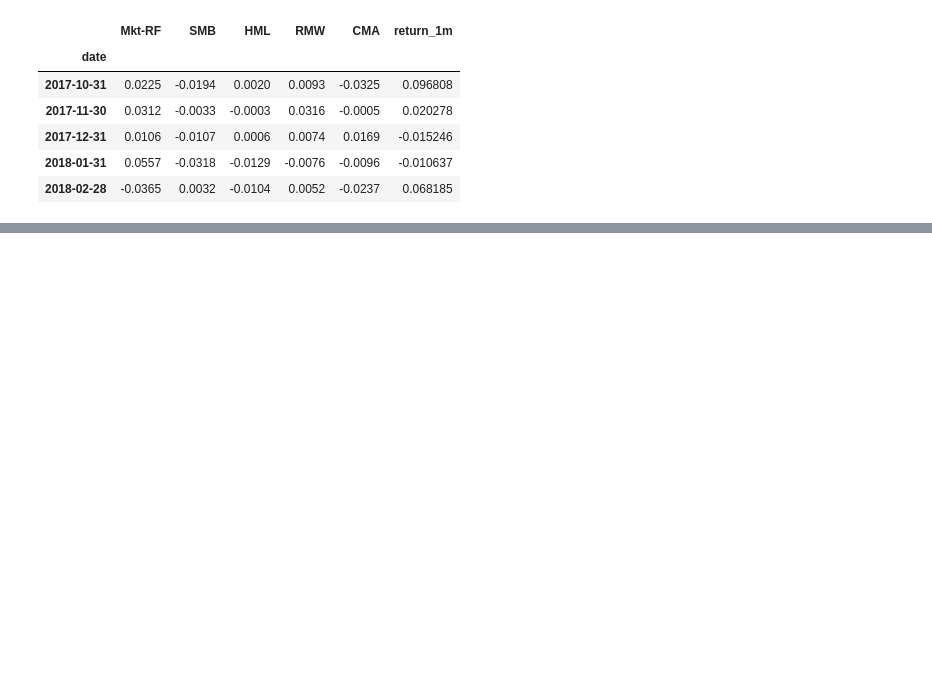
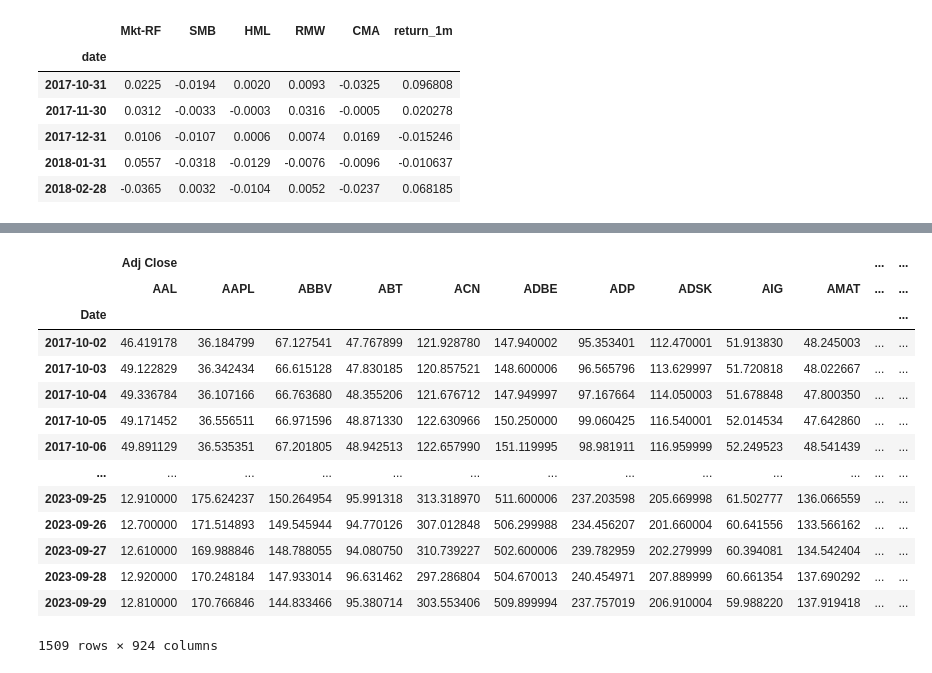
Before and after one commit to liudoong/Finance, a Jupyter notebook: Algo_ML.ipynb, the cells around one changed output, grey strips where cells are left out. Cells and saved outputs as stored; diff of their text form; code cells hidden in the pictures; blank space fills up the shorter version.

```diff
--- a/Algo_ML.ipynb
+++ b/Algo_ML.ipynb
@@ -409,0 +448,4 @@ factors = []
+# %%
+# we found we do not need the "adj close", so we can drop it
+
+data = data.drop('adj close', axis=1)
@@ -409,0 +465,12 @@ factors = []
+# %%
+#generate our own initial centroids for clustering, check sklearn help doc.
+
+#this is to pre-define centroids for each cluster
+
+target_rsi_values = [30, 45, 55, 70]
+
+initial_centroids = np.zeros((len(target_rsi_values), 18))
+
+initial_centroids[:, 6] = target_rsi_values
+
+initial_centroids
@@ -409,0 +643,9 @@ factors = []
+# %%
+stocks = data.index.get_level_values('ticker').unique().tolist()
+
+new_df = yf.download(tickers=stocks,
+                     start = data.index.get_level_values('date').unique()[0] - pd.DateOffset(months=1),
+                     end = data.index.get_level_values('date').unique()[-1])
+
+data.index.get_level_values('date').unique()[0] - pd.DateOffset(months=1)
+data.index.get_level_values('date').unique()[-1]
@@ -409,0 +700,18 @@ factors = []
+# %%
+new_df
+# %% [output]
+|  | Adj Close |  |  |  |  |  |  |  |  |  | ... | ... |
+|  | AAL | AAPL | ABBV | ABT | ACN | ADBE | ADP | ADSK | AIG | AMAT | ... | ... |
+| Date |  |  |  |  |  |  |  |  |  |  |  | ... |
+| 2017-10-02 | 46.419178 | 36.184799 | 67.127541 | 47.767899 | 121.928780 | 147.940002 | 95.353401 | 112.470001 | 51.913830 | 48.245003 | ... | ... |
+| 2017-10-03 | 49.122829 | 36.342434 | 66.615128 | 47.830185 | 120.857521 | 148.600006 | 96.565796 | 113.629997 | 51.720818 | 48.022667 | ... | ... |
+| 2017-10-04 | 49.336784 | 36.107166 | 66.763680 | 48.355206 | 121.676712 | 147.949997 | 97.167664 | 114.050003 | 51.678848 | 47.800350 | ... | ... |
+| 2017-10-05 | 49.171452 | 36.556511 | 66.971596 | 48.871330 | 122.630966 | 150.250000 | 99.060425 | 116.540001 | 52.014534 | 47.642860 | ... | ... |
+| 2017-10-06 | 49.891129 | 36.535351 | 67.201805 | 48.942513 | 122.657990 | 151.119995 | 98.981911 | 116.959999 | 52.249523 | 48.541439 | ... | ... |
+| ... | ... | ... | ... | ... | ... | ... | ... | ... | ... | ... | ... | ... |
+| 2023-09-25 | 12.910000 | 175.624237 | 150.264954 | 95.991318 | 313.318970 | 511.600006 | 237.203598 | 205.669998 | 61.502777 | 136.066559 | ... | ... |
+| 2023-09-26 | 12.700000 | 171.514893 | 149.545944 | 94.770126 | 307.012848 | 506.299988 | 234.456207 | 201.660004 | 60.641556 | 133.566162 | ... | ... |
+| 2023-09-27 | 12.610000 | 169.988846 | 148.788055 | 94.080750 | 310.739227 | 502.600006 | 239.782959 | 202.279999 | 60.394081 | 134.542404 | ... | ... |
+| 2023-09-28 | 12.920000 | 170.248184 | 147.933014 | 96.631462 | 297.286804 | 504.670013 | 240.454971 | 207.889999 | 60.661354 | 137.690292 | ... | ... |
+| 2023-09-29 | 12.810000 | 170.766846 | 144.833466 | 95.380714 | 303.553406 | 509.899994 | 237.757019 | 206.910004 | 59.988220 | 137.919418 | ... | ... |
+1509 rows × 924 columns
```
Also changed, not shown: parts of 53 cells of this notebook, 3 other files.
